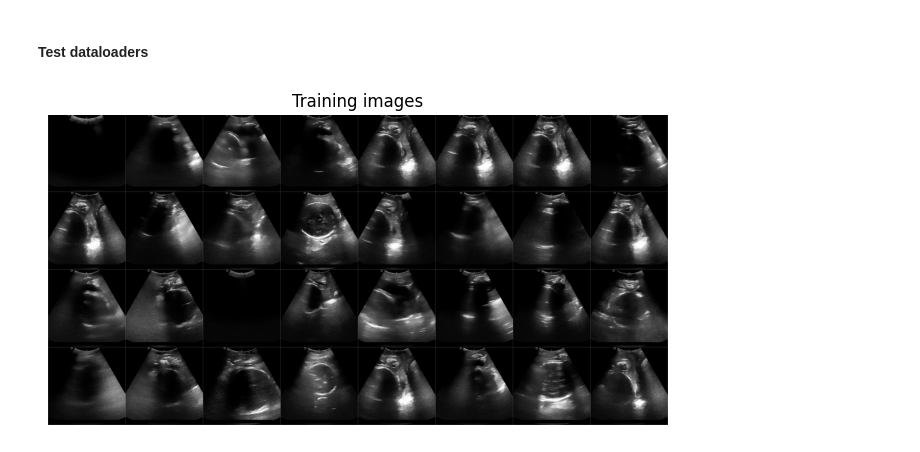
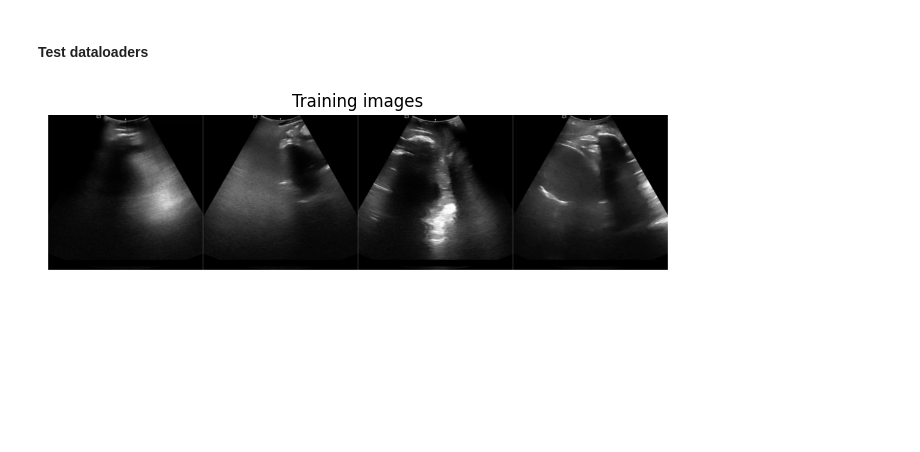
Before and after one commit to lamld203844/Biomedical-Segmentation, a Jupyter notebook: baseline_pytorch.ipynb, the cells around one changed output. Saved outputs shown, nothing was run; the diff lists cells and outputs as text; code cells hidden in the pictures; blank space fills up the shorter version.

```diff
--- a/baseline_pytorch.ipynb
+++ b/baseline_pytorch.ipynb
@@ -180,23 +183,25 @@ test_dataset = SegmentationDataset(test_img_dir, test_mask_dir, transform=transf
 # %% [markdown]
 #### Instantiate dataloaders
 # %%
+batch_sz = 4
+
 train_dataloader = DataLoader(
     dataset=train_dataset,
-    batch_size=32,
+    batch_size=batch_sz,
     shuffle=True,
     num_workers=0
 )
 
 val_dataloader = DataLoader(
     dataset=val_dataset,
-    batch_size=32,
+    batch_size=batch_sz,
     shuffle=False,
     num_workers=0
 )
 
 test_dataloader = DataLoader(
     dataset=test_dataset,
-    batch_size=32,
+    batch_size=batch_sz,
     shuffle=True,
     num_workers=0
 )
@@ -205,23 +210,23 @@ test_dataloader = DataLoader(
 # %%
 %matplotlib inline
 import matplotlib.pyplot as plt
 import numpy as np
 import torchvision
 
 
-for images, labels in train_dataloader:
+for images, masks in train_dataloader:
     break
 
 plt.figure(figsize=(8, 8))
 plt.axis("off")
 plt.title("Training images")
 plt.imshow(np.transpose(torchvision.utils.make_grid(
-    images[:32],
+    images[:batch_sz],
     padding=1,
     pad_value=1.0,
     normalize=True),
     (1, 2, 0)))
 plt.show()
 # %% [output]
-[figure, old version]
+[figure, new version]
 # %%
```
Also changed, not shown: parts of 11 cells of this notebook.
